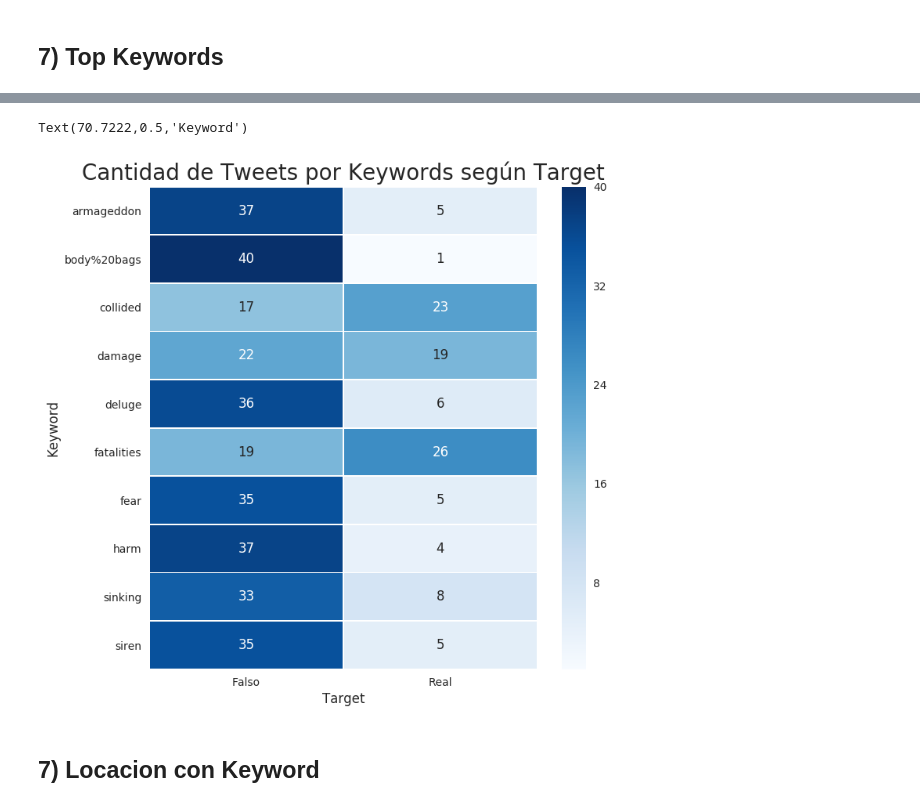
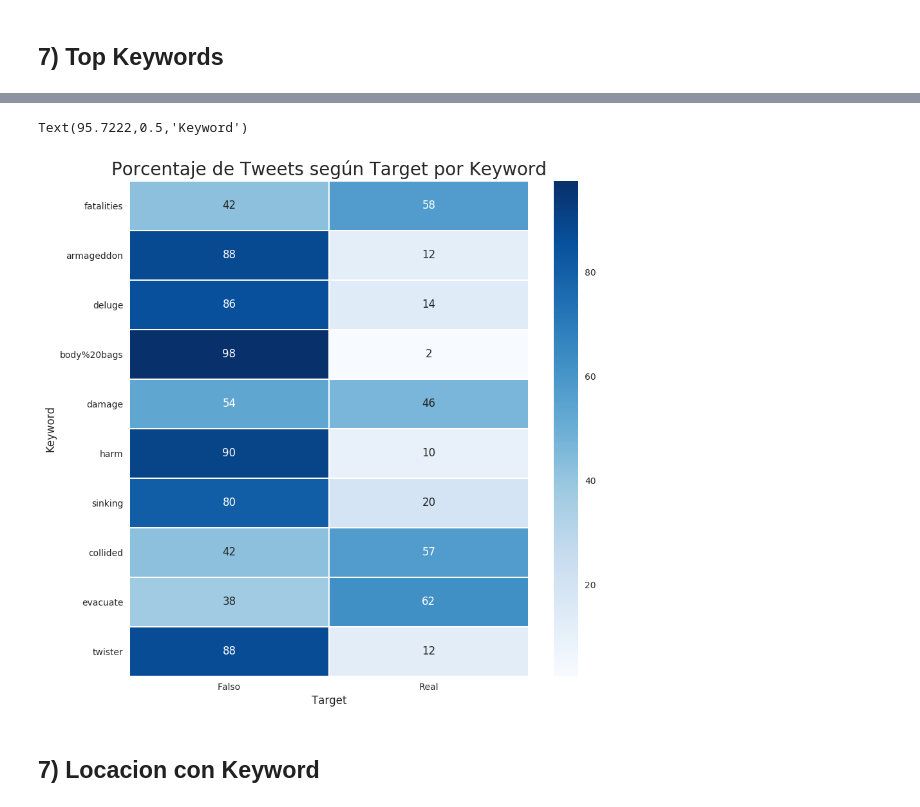
Before and after one commit to SergioCalvani/75.06-Datos-TP1-2020, a Jupyter notebook: Junto.ipynb, the cells around one changed output, grey strips where cells are left out. Saved outputs shown, nothing was run; the diff lists cells and outputs as text; code cells hidden in the pictures.

```diff
--- a/Junto.ipynb
+++ b/Junto.ipynb
@@ -1525,6 +1581,12 @@ cantidad_tweets_keywords=pd.merge(cantidad_tweets_keywords,top_10_keywords,on='k
 cantidad_tweets_keywords['Valor']=1
 keywords_target_cantidad=cantidad_tweets_keywords.pivot_table(index='keyword',columns='target',values='Valor',aggfunc='sum')
 keywords_target_cantidad.fillna(0,inplace=True)
-keywords_target_cantidad.rename(columns={0:'Falso',1:'Real'},inplace=True)
-keywords_target_cantidad
+keywords_target_cantidad['Cantidad_total']=keywords_target_cantidad[0]+keywords_target_cantidad[1]
+keywords_target_cantidad['Falso']=(keywords_target_cantidad[0]/keywords_target_cantidad['Cantidad_total'])*100
+keywords_target_cantidad['Real']=(keywords_target_cantidad[1]/keywords_target_cantidad['Cantidad_total'])*100
+keywords_target_cantidad.drop(columns={0,1},inplace=True)
+keywords_target_cantidad.sort_values(by=['Cantidad_total'],ascending=False,inplace=True)
+keywords_cantidad_total=keywords_target_cantidad[['Cantidad_total']]
+keywords_porcentaje_target=keywords_target_cantidad[['Falso','Real']]
+keywords_cantidad_total
 # %% [output]
@@ -1543,12 +1614,12 @@ keywords_target_cantidad
 # %%
-plt.subplots(figsize=(8,8))
-grafico_keywords_target_cantidad=sns.heatmap(keywords_target_cantidad,linewidths=.5,fmt="d",annot=True,cmap="Blues")
-grafico_keywords_target_cantidad.set_title("Cantidad de Tweets por Keywords según Target",fontsize=20)
-grafico_keywords_target_cantidad.set_xlabel("Target",fontsize=12)
-grafico_keywords_target_cantidad.set_ylabel("Keyword",fontsize=12)
+plt.subplots(figsize=(10,10))
+grafico_keywords_porcentaje_target=sns.heatmap(keywords_porcentaje_target,linewidths=.5,fmt=".0f",annot=True,cmap="Blues")
+grafico_keywords_porcentaje_target.set_title("Porcentaje de Tweets según Target por Keyword",fontsize=20)
+grafico_keywords_porcentaje_target.set_xlabel("Target",fontsize=12)
+grafico_keywords_porcentaje_target.set_ylabel("Keyword",fontsize=12)
 # %% [output]
-Text(70.7222,0.5,'Keyword')
+Text(95.7222,0.5,'Keyword')
-[figure, old version]
+[figure, new version]
 # %% [markdown]
 ## 7) Locacion con Keyword
 # %%
```
Also changed, not shown: parts of 59 cells of this notebook.
